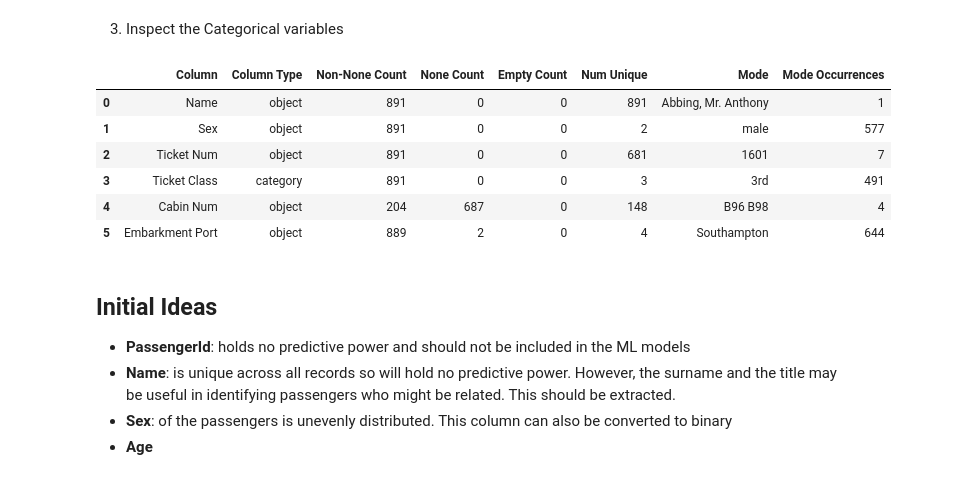
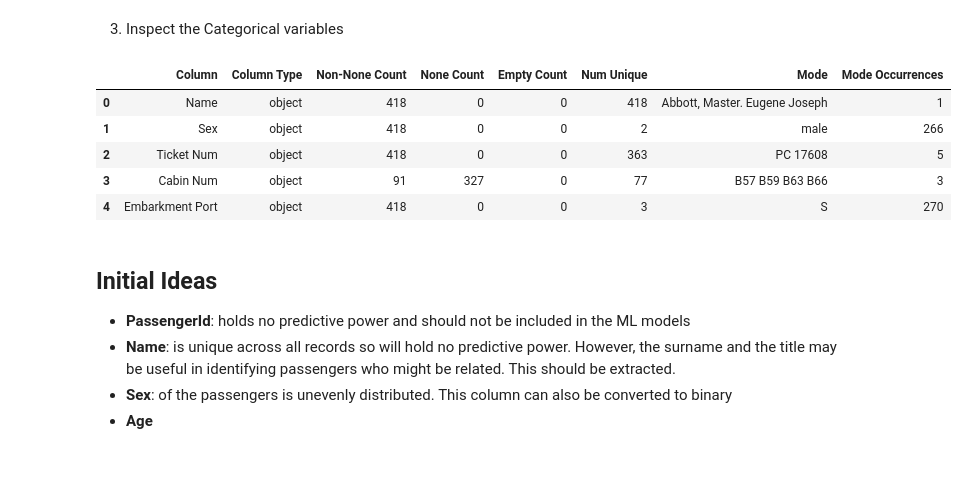
Before and after one commit to TomSmith255/titanic-kaggle, a Jupyter notebook: titanic_ml.ipynb, the cells around one changed output. Drawn from its saved outputs; the diff is of its cells as text; code cells hidden in the pictures.

```diff
--- a/titanic_ml.ipynb
+++ b/titanic_ml.ipynb
@@ -106,0 +50,5 @@ plot_histograms_and_boxplots(df_train)
+# %%
+# This contains the predictors only.
+x_test_df = pd.read_csv('raw_data/test.csv')
+display(x_test_df.head())
+x_test_df.shape
@@ -106,0 +71,17 @@ plot_histograms_and_boxplots(df_train)
+# %%
+def initial_preprocessing(df):
+
+    # Drop redundant columns
+    df.drop('PassengerId', axis=1, inplace=True)
+
+    # Change the column names according to the data dictionary
+    new_col_names = {'Pclass': 'Ticket Class', 'SibSp': 'Num Siblings/Spouses Onboard', 'Parch': 'Num Parents/Children Onboard',
+                    'Ticket': 'Ticket Num', 'Cabin': 'Cabin Num', 'Embarked': 'Embarkment Port'}
+    df.rename(columns=new_col_names, inplace=True)
+
+    # Change the column order so it is easier to follow
+    new_col_order = ['Name', 'Sex', 'Age', 'Num Siblings/Spouses Onboard', 'Num Parents/Children Onboard',
+                    'Ticket Num', 'Ticket Class', 'Fare', 'Cabin Num', 'Embarkment Port']
+    df = df[new_col_order]
+
+    return df
@@ -106,0 +98,3 @@ plot_histograms_and_boxplots(df_train)
+# %%
+x_test_df = initial_preprocessing(x_test_df)
+display(x_test_df.head())
@@ -107,15 +188,28 @@ plot_histograms_and_boxplots(df_train)
 # %% [markdown]
 3. Inspect the Categorical variables
+# %%
+def summarize_categorical_columns(df):
+    cols_of_interest = df.select_dtypes(include=['O', 'bool', 'category']).columns
+    results_list = []
+    for col in cols_of_interest:
+        non_none_count = df[col].count()
+        none_count = df[col].isna().sum()
+        empty_count = len(df[df[col] == ""])
+        num_unique = len(df[col].unique())
+        mode_value = df[col].mode().iloc[0]
+        mode_count = df[col].value_counts()[mode_value]
+        results_list.append([col, str(df[col].dtype), non_none_count, none_count, empty_count, num_unique, mode_value, mode_count])
+    categorical_summary_df = pd.DataFrame(results_list, columns=["Column", "Column Type", "Non-None Count", "None Count", "Empty Count", "Num Unique", "Mode", "Mode Occurrences"])
+    return categorical_summary_df
 # %%
-summarize_categorical_columns(df_train)
+summarize_categorical_columns(x_test_df)
 # %% [output]
 |  | Column | Column Type | Non-None Count | None Count | Empty Count | Num Unique | Mode | Mode Occurrences |
-| 0 | Name | object | 891 | 0 | 0 | 891 | Abbing, Mr. Anthony | 1 |
-| 1 | Sex | object | 891 | 0 | 0 | 2 | male | 577 |
-| 2 | Ticket Num | object | 891 | 0 | 0 | 681 | 1601 | 7 |
-| 3 | Ticket Class | category | 891 | 0 | 0 | 3 | 3rd | 491 |
-| 4 | Cabin Num | object | 204 | 687 | 0 | 148 | B96 B98 | 4 |
-| 5 | Embarkment Port | object | 889 | 2 | 0 | 4 | Southampton | 644 |
+| 0 | Name | object | 418 | 0 | 0 | 418 | Abbott, Master. Eugene Joseph | 1 |
+| 1 | Sex | object | 418 | 0 | 0 | 2 | male | 266 |
+| 2 | Ticket Num | object | 418 | 0 | 0 | 363 | PC 17608 | 5 |
+| 3 | Cabin Num | object | 91 | 327 | 0 | 77 | B57 B59 B63 B66 | 3 |
+| 4 | Embarkment Port | object | 418 | 0 | 0 | 3 | S | 270 |
 # %% [markdown]
 ## Initial Ideas
 
```
Also changed, not shown: parts of 40 cells of this notebook, 1 other file.
